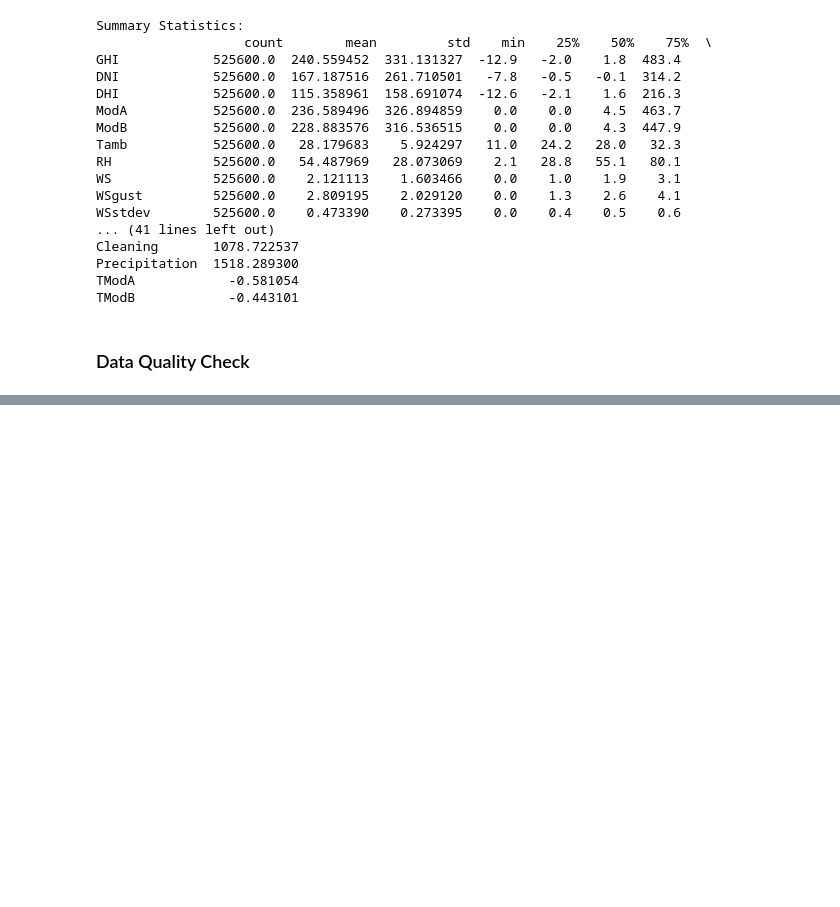
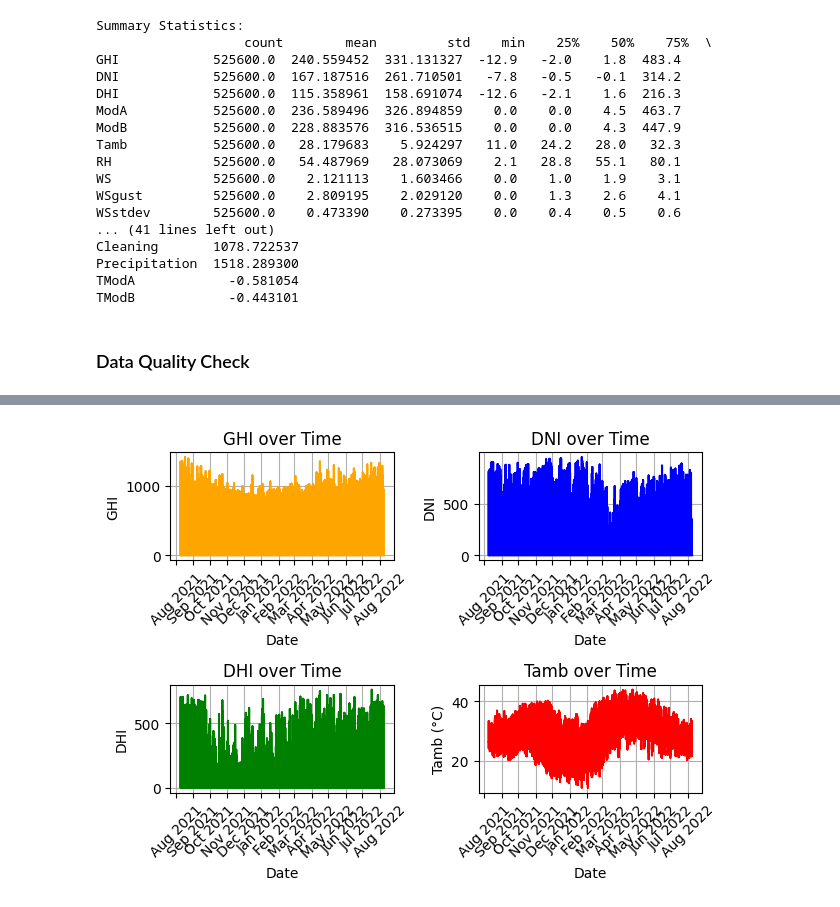
Before and after one commit to dev-beluga/KAIM-C2, a Jupyter notebook: notebooks/data_load.ipynb, the cells around one changed output, grey strips where cells are left out. Drawn from its saved outputs; the diff is of its cells as text; code cells hidden in the pictures; blank space fills up the shorter version.

```diff
--- a/notebooks/data_load.ipynb
+++ b/notebooks/data_load.ipynb
@@ -230,0 +258,4 @@ TModB            -0.443101
+# %%
+# Replace negative values with zero
+num_benin_df[num_benin_df < 0] = 0
+num_benin_df
@@ -230,0 +292,10 @@ TModB            -0.443101
+# %%
+# Ensure the modified numeric DataFrame has the same index as the original DataFrame
+num_benin_df.index = benin_df.index
+
+# Update the original DataFrame with the modified numeric values
+for col in num_benin_df.columns:
+    benin_df[col] = num_benin_df[col]
+
+# Display the updated original DataFrame
+benin_df.head(10)
@@ -230,0 +379,55 @@ TModB            -0.443101
+# %%
+import matplotlib.dates as mdates
+
+
+# Apply tight layout to prevent label overlap
+plt.tight_layout()
+
+# Line plot for GHI
+plt.subplot(2, 2, 1)
+plt.plot(benin_df['GHI'], label='GHI', color='orange')
+plt.title('GHI over Time')
+plt.xlabel('Date')
+plt.xticks(rotation=45)  # Rotate the x-axis labels by 45 degrees
+plt.ylabel('GHI')
+plt.grid(True)
+plt.gca().xaxis.set_major_locator(mdates.MonthLocator())  # One tick per month
+plt.gca().xaxis.set_major_formatter(mdates.DateFormatter('%b %Y'))  # Format as 'Jan 2024', 'Feb 2024', etc.
+
+# Line plot for DNI
+plt.subplot(2, 2, 2)
+plt.plot(benin_df['DNI'], label='DNI', color='blue')
+plt.title('DNI over Time')
+plt.xlabel('Date')
+plt.xticks(rotation=45)  # Rotate the x-axis labels by 45 degrees
+plt.ylabel('DNI')
+plt.grid(True)
+plt.gca().xaxis.set_major_locator(mdates.MonthLocator())  # One tick per month
+plt.gca().xaxis.set_major_formatter(mdates.DateFormatter('%b %Y'))  # Format as 'Jan 2024', 'Feb 2024', etc.
+
+# Line plot for DHI
+plt.subplot(2, 2, 3)
+plt.plot(benin_df['DHI'], label='DHI', color='green')
+plt.title('DHI over Time')
+plt.xlabel('Date')
+plt.xticks(rotation=45)  # Rotate the x-axis labels by 45 degrees
+plt.ylabel('DHI')
+plt.grid(True)
+plt.gca().xaxis.set_major_locator(mdates.MonthLocator())  # One tick per month
+plt.gca().xaxis.set_major_formatter(mdates.DateFormatter('%b %Y'))  # Format as 'Jan 2024', 'Feb 2024', etc.
+
+# Line plot for Tamb
+plt.subplot(2, 2, 4)
+plt.plot(benin_df['Tamb'], label='Tamb', color='red')
+plt.title('Tamb over Time')
+plt.xlabel('Date')
+plt.xticks(rotation=45)  # Rotate the x-axis labels by 45 degrees
+plt.ylabel('Tamb (°C)')
+plt.grid(True)
+
+plt.gca().xaxis.set_major_locator(mdates.MonthLocator())  # One tick per month
+plt.gca().xaxis.set_major_formatter(mdates.DateFormatter('%b %Y'))  # Format as 'Jan 2024', 'Feb 2024', etc.
+plt.tight_layout()
+plt.show()
+# %% [output]
+[figure, added]
```
Also changed, not shown: parts of 19 cells of this notebook.
